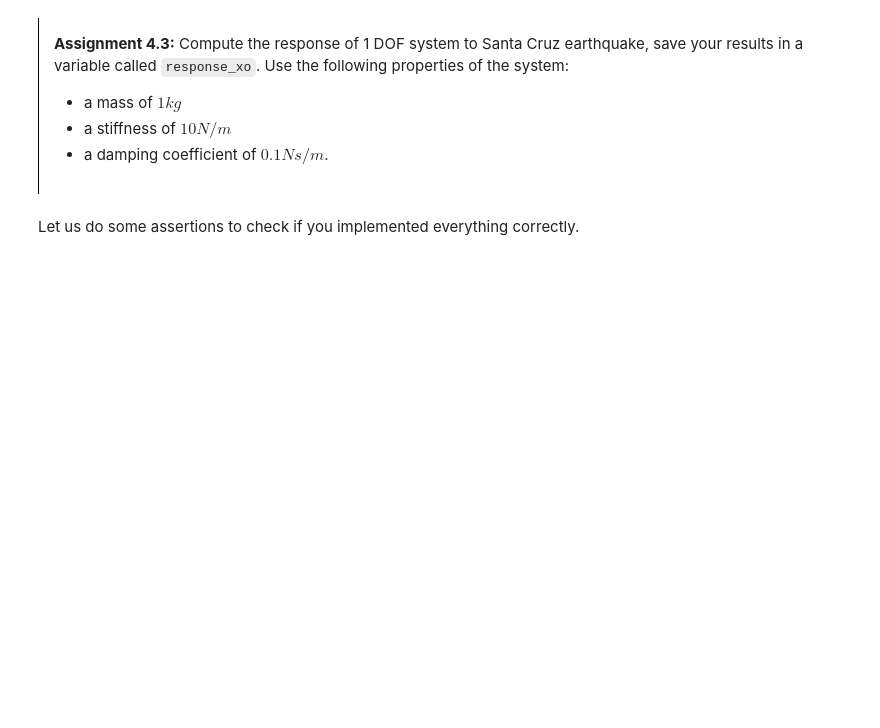
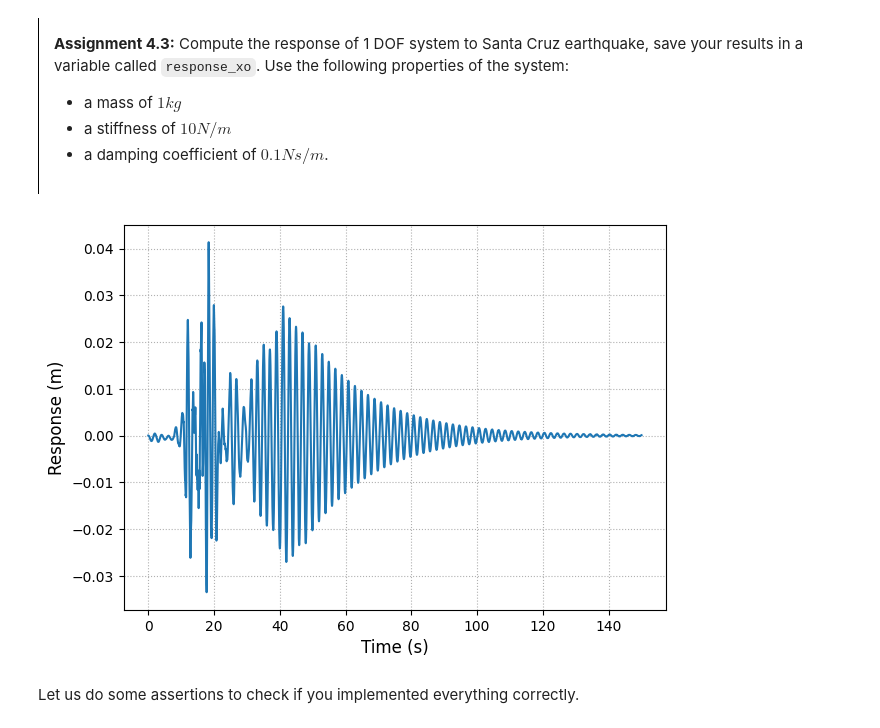
Before and after one commit to TiebeP/MV2627_Exercises, a Jupyter notebook: Session2_SDOF/session2.ipynb, the cells around one changed output. Drawn from its saved outputs; the diff is of its cells as text; code cells hidden in the pictures; blank space fills up the shorter version.

```diff
--- a/Session2_SDOF/session2.ipynb
+++ b/Session2_SDOF/session2.ipynb
@@ -636,7 +662,10 @@ def response_to_base_excitation(m:float,c:float,k:float,x_o_acc:np.ndarray,t:np.
     """
 
     # YOUR CODE HERE
-    raise NotImplementedError()
+    h = impulse_response(m=m, c=c, k=k, t=t)
+    f = -m * x_o_acc
+    dt = t[1] - t[0]
+    response = convolve(h, f, mode='full') * dt
 
     return response[:len(f)]
 # %% [markdown]
@@ -649,16 +678,24 @@ def response_to_base_excitation(m:float,c:float,k:float,x_o_acc:np.ndarray,t:np.
 # %%
 t = None # time vector of Santa Cruz earthquake
 x_o_acc = None # acceleration of Santa Cruz earthquake
 response_xo = None # response to Santa Cruz earthquake
 
 # YOUR CODE HERE
-raise NotImplementedError()
+m = 1
+k = 10
+c = 0.1
+
+t = df['time (s)'].to_numpy()
+x_o_acc = df['acc (m/s2)'].to_numpy()
+response_xo = response_to_base_excitation(m=m, c=c, k=k, x_o_acc=x_o_acc, t=t)
 
 fig, ax = plt.subplots(nrows=1,figsize=(7, 5))
 ax.plot(t, response_xo)
 ax.set_xlabel('Time (s)', fontsize=12)
 ax.set_ylabel('Response (m)', fontsize=12)
 ax.grid(which='both', linestyle=':')
+# %% [output]
+[figure, added]
 # %% [markdown]
 Let us do some assertions to check if you implemented everything correctly.
 # %%
```
Also changed, not shown: parts of 12 cells of this notebook.
